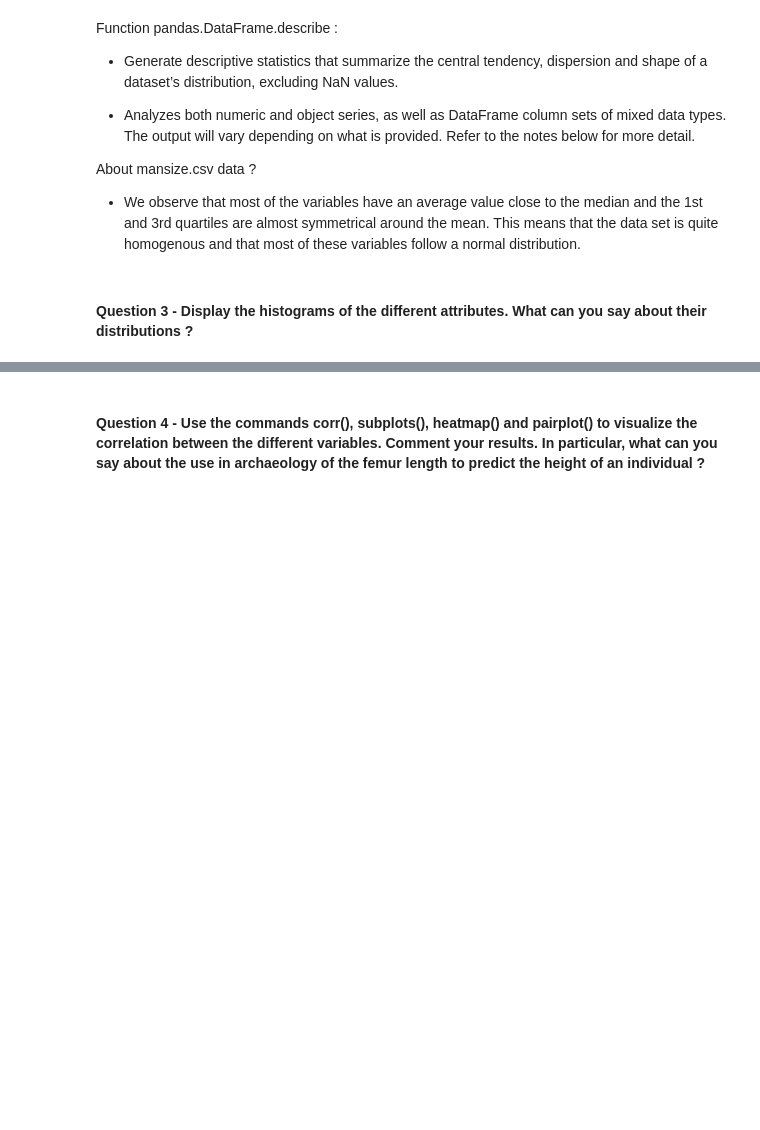
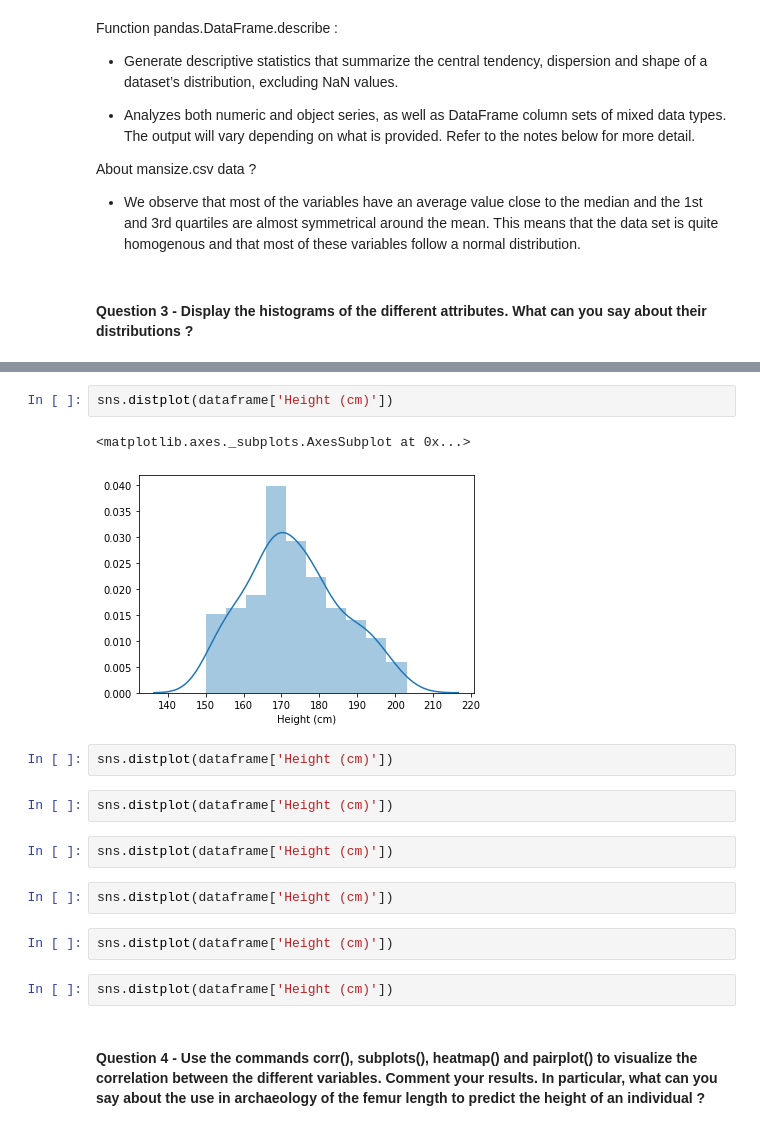
Before and after one commit to sebastienmascha/data-science-ML-python-isep, a Jupyter notebook: Lab2_mascha_sebastien/Lab2_ExB.ipynb, the cells around one changed output, grey strips where cells are left out. Cells and saved outputs as stored; diff of their text form; blank space fills up the shorter version.

```diff
--- a/Lab2_mascha_sebastien/Lab2_ExB.ipynb
+++ b/Lab2_mascha_sebastien/Lab2_ExB.ipynb
@@ -83,3 +84,20 @@ AttributeError: module 'seaborn' has no attribute 'plot'
+# %%
+sns.distplot(dataframe['Height (cm)'])
+# %% [output]
+<matplotlib.axes._subplots.AxesSubplot at 0x...>
+[figure, added]
+# %%
+sns.distplot(dataframe['Height (cm)'])
+# %%
+sns.distplot(dataframe['Height (cm)'])
+# %%
+sns.distplot(dataframe['Height (cm)'])
+# %%
+sns.distplot(dataframe['Height (cm)'])
+# %%
+sns.distplot(dataframe['Height (cm)'])
+# %%
+sns.distplot(dataframe['Height (cm)'])
 # %% [markdown]
 #### Question 4 - Use the commands corr(), subplots(), heatmap() and pairplot() to visualize the correlation between the different variables. Comment your results. In particular, what can you say about the use in archaeology of the femur length to predict the height of an individual ?
 # %%
```
Also changed, not shown: parts of 4 cells of this notebook, 1 other file.
